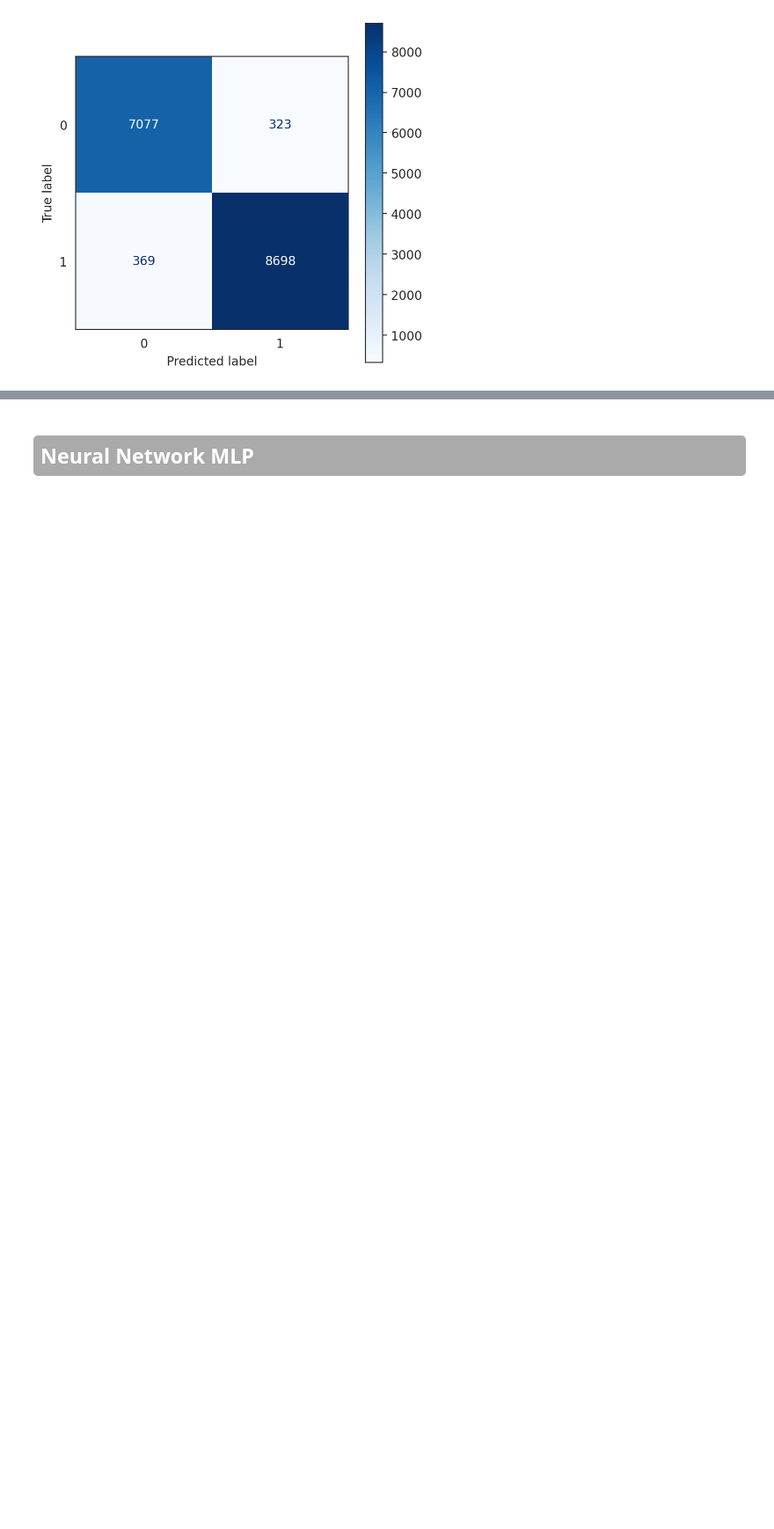
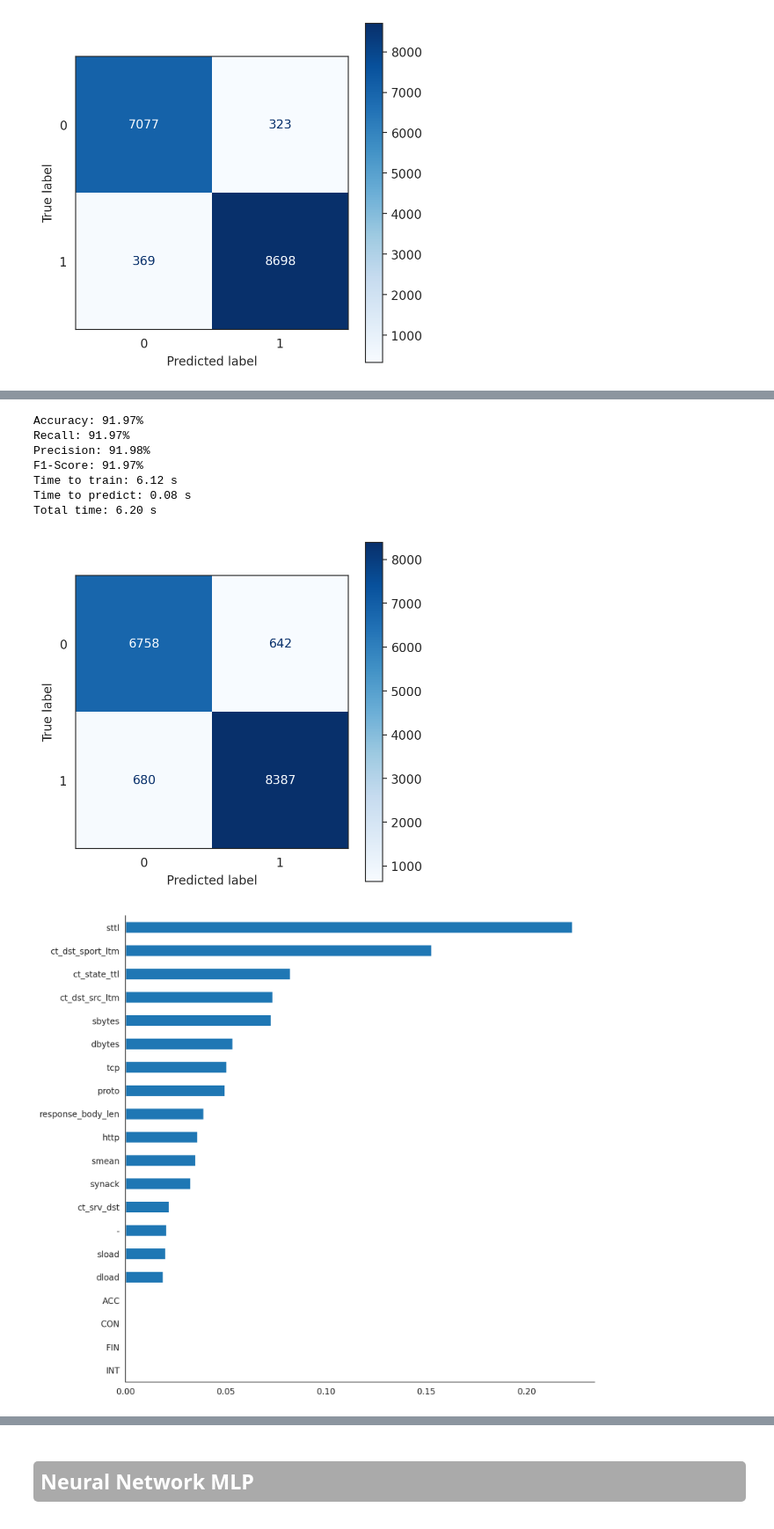
Before and after one commit to Sagarshivalingappaathani/Cyber-Threat-Detection, a Jupyter notebook: UNSW_NB15_Modelling.ipynb, the cells around one changed output, grey strips where cells are left out. Shown at 88% size. Saved outputs shown, nothing was run; the diff lists cells and outputs as text; code cells hidden in the pictures; blank space fills up the shorter version.

```diff
--- a/UNSW_NB15_Modelling.ipynb
+++ b/UNSW_NB15_Modelling.ipynb
@@ -738,0 +803,78 @@ plt.show()
+# %%
+%%time
+from sklearn.ensemble import AdaBoostClassifier
+import time
+import matplotlib.pyplot as plt
+import seaborn as sns
+from sklearn.metrics import accuracy_score, recall_score, precision_score, f1_score, confusion_matrix, ConfusionMatrixDisplay
+import pandas as pd
+
+# Start the timer
+start = time.time()
+
+# Initialize and train the AdaBoost classifier
+ada_model = AdaBoostClassifier(random_state=42)
+ada_model.fit(X_train, y_train)
+
+# Record the time after training
+end_train = time.time()
+
+# Predict using the test set
+y_predictions = ada_model.predict(X_test)
+
+# Record the time after prediction
+end_predict = time.time()
+
+# Calculate evaluation metrics
+accuracy = accuracy_score(y_test, y_predictions)
+recall = recall_score(y_test, y_predictions, average='weighted')
+precision = precision_score(y_test, y_predictions, average='weighted')
+f1s = f1_score(y_test, y_predictions, average='weighted')
+
+# Print out the performance metrics and timings
+print("Accuracy: "   + "{:.2%}".format(accuracy))
+print("Recall: "     + "{:.2%}".format(recall))
+print("Precision: "  + "{:.2%}".format(precision))
+print("F1-Score: "   + "{:.2%}".format(f1s))
+print("Time to train: "   + "{:.2f}".format(end_train - start) + " s")
+print("Time to predict: " + "{:.2f}".format(end_predict - end_train) + " s")
+print("Total time: "      + "{:.2f}".format(end_predict - start) + " s")
+
+# Record the performance in the model_performance DataFrame
+model_performance.loc['AdaBoost Classifier'] = [
+    accuracy, recall, precision, f1s,
+    end_train - start, end_predict - end_train, end_predict - start
+]
+
+# Plot the confusion matrix
+plt.rcParams['figure.figsize'] = (5, 5)
+sns.set_style("white")
+cm = confusion_matrix(y_test, ada_model.predict(X_test), labels=ada_model.classes_)
+disp = ConfusionMatrixDisplay(confusion_matrix=cm, display_labels=ada_model.classes_)
+disp.plot(cmap=plt.cm.Blues)
+plt.show()
+
+# Plot the top 20 feature importances
+plt.rcParams['figure.figsize'] = (10, 10)
+sns.set_style("white")
+
+# Assume feature_names is defined (e.g., X_train.columns)
+feat_importances = pd.Series(ada_model.feature_importances_, index=feature_names)
+
+# If you have multi-level index columns, you can average them as in your original code.
+feat_importances = feat_importances.groupby(level=0).mean()
+
+# Plot the 20 features with the highest importance
+feat_importances.nlargest(20).plot(kind='barh').invert_yaxis()
+sns.despine()
+plt.show()
+# %% [output]
+Accuracy: 91.97%
+Recall: 91.97%
+Precision: 91.98%
+F1-Score: 91.97%
+Time to train: 6.12 s
+Time to predict: 0.08 s
+Total time: 6.20 s
+[figure, added]
+[figure, added]
```
Also changed, not shown: parts of 54 cells of this notebook, 13 other files.
